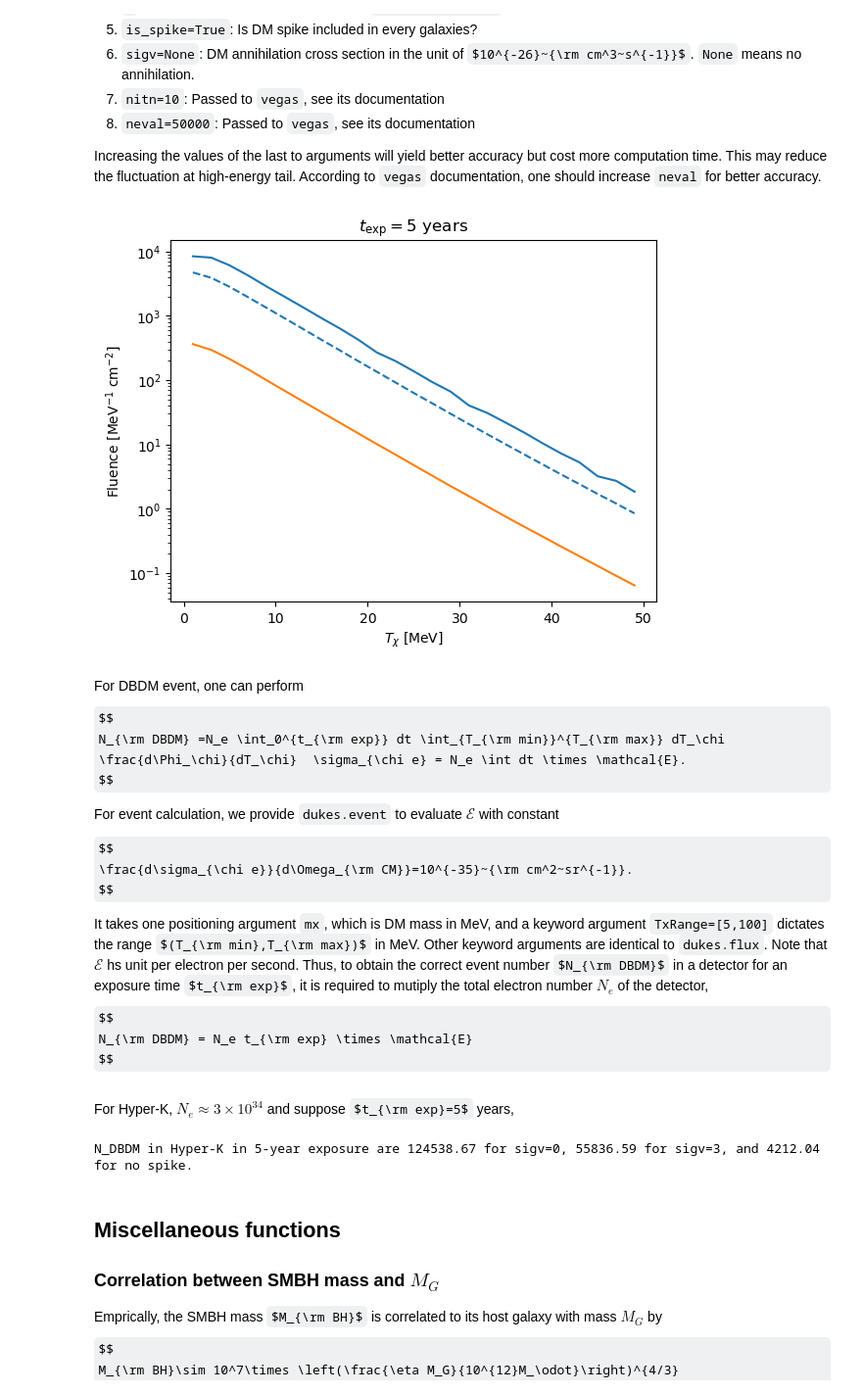
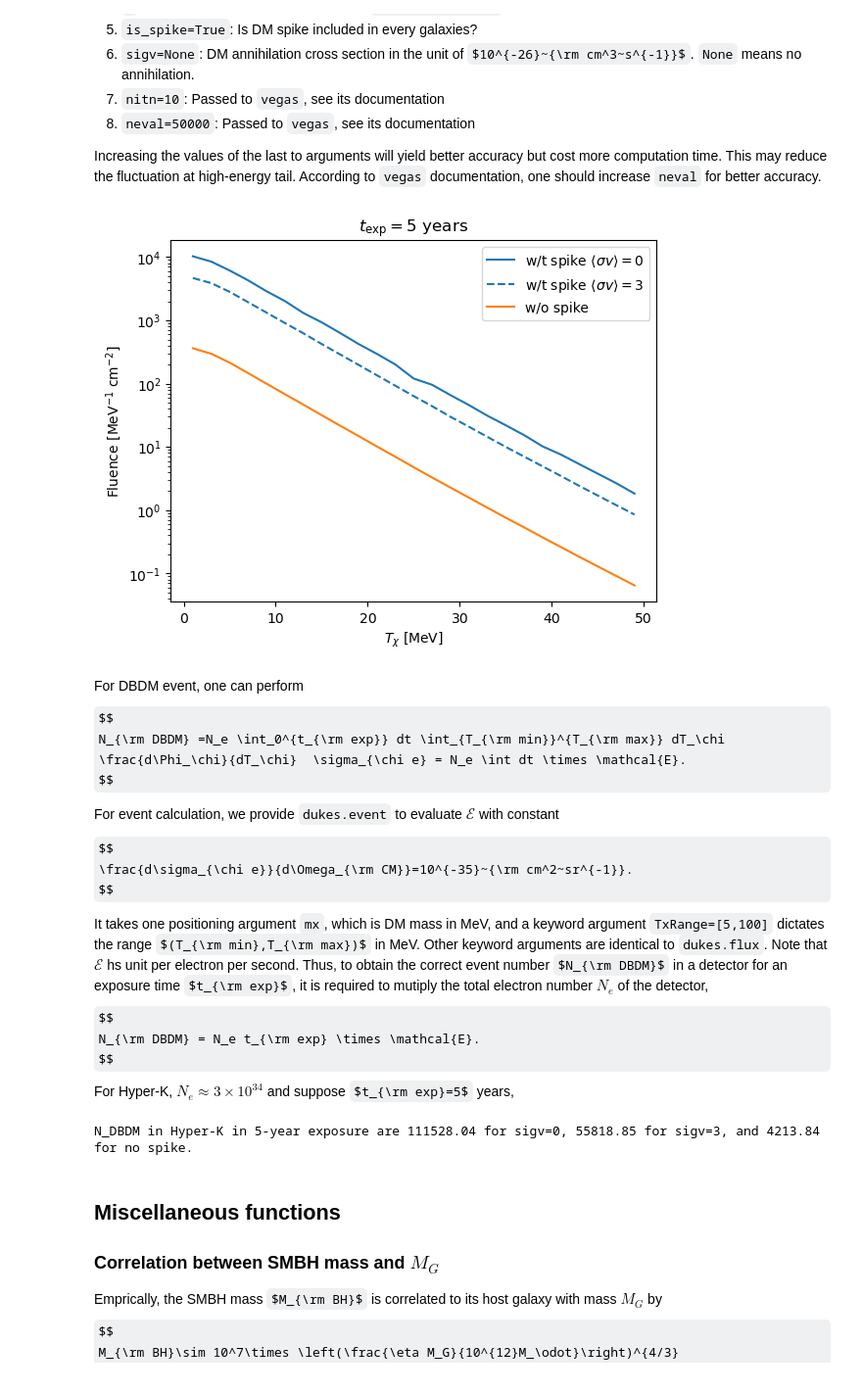
Before and after one commit to yenhsunlin/dukes, a Jupyter notebook: tutorial/tutorial.ipynb, the cells around one changed output. Shown: that part at 98% size. Saved outputs shown, nothing was run; the diff lists cells and outputs as text; code cells hidden in the pictures; some formulas as TeX source.

```diff
--- a/tutorial/tutorial.ipynb
+++ b/tutorial/tutorial.ipynb
@@ -235,20 +234,19 @@ TxList = np.linspace(1,49,25)
 pool = mp.Pool(10)
 flux_sigv0 = pool.map(partial(dukes.flux,mx=mx,neval=50000),TxList)
 flux_sigv3 = pool.map(partial(dukes.flux,mx=mx,sigv=3,neval=50000),TxList)
-flux_nospike = pool.map(partial(dukes.flux,mx=mx,is_spike=False,neval=25000),TxList)
+flux_nospike = pool.map(partial(dukes.flux,mx=mx,is_spike=False,neval=20000),TxList)
 # %%
-plt.plot(TxList,np.array(flux_sigv0)*5*dukes.constant.year2Seconds)
-plt.plot(TxList,np.array(flux_sigv3)*5*dukes.constant.year2Seconds,'--',color='C0')
-plt.plot(TxList,np.array(flux_nospike)*5*dukes.constant.year2Seconds,color='C1')
+plt.plot(TxList,np.array(flux_sigv0)*5*dukes.constant.year2Seconds,label=r'w/t spike $\langle \sigma v\rangle=0$')
+plt.plot(TxList,np.array(flux_sigv3)*5*dukes.constant.year2Seconds,'--',color='C0',label=r'w/t spike $\langle \sigma v\rangle=3$')
+plt.plot(TxList,np.array(flux_nospike)*5*dukes.constant.year2Seconds,color='C1',label=r'w/o spike')
 plt.yscale('log')
-#plt.xlim(-1,70)
-#plt.ylim(5e0,)
+plt.legend()
 plt.title(r'$t_{\rm exp}=5$ years')
 plt.xlabel(r'$T_\chi$ [MeV]')
 plt.ylabel(r'Fluence [MeV$^{-1}$ cm$^{-2}$]')
 plt.show()
 # %% [output]
-[figure, old version]
+[figure, new version]
 # %% [markdown]
 For DBDM event, one can perform
 $$
@@ -264,22 +262,21 @@ $$
 It takes one positioning argument `mx`, which is DM mass in MeV, and a keyword argument `TxRange=[5,100]` dictates the range $(T_{\rm min},T_{\rm max})$ in MeV.
 Other keyword arguments are identical to `dukes.flux`. Note that  $\mathcal{E}$ hs unit per electron per second. Thus, to obtain the correct event number $N_{\rm DBDM}$ in a detector for an exposure time $t_{\rm exp}$, it is required to mutiply the total electron number $N_e$ of the detector,
 $$
-N_{\rm DBDM} = N_e t_{\rm exp} \times \mathcal{E}
+N_{\rm DBDM} = N_e t_{\rm exp} \times \mathcal{E}.
 $$
+For Hyper-K, $N_e\approx 3\times 10^{34}$ and suppose $t_{\rm exp}=5$ years,
 # %%
 # Evaluating DBDM event
 mx = 1e-2
-E_sigv0 = dukes.event(mx=mx,TxRange=[5,30],neval=70000)
-E_sigv3 = dukes.event(mx=mx,TxRange=[5,30],sigv=3,neval=70000)
-E_nospike = dukes.event(mx=mx,TxRange=[5,30],is_spike=False,neval=40000)
+E_sigv0 = dukes.event(mx=mx,TxRange=[5,30],neval=50000)
+E_sigv3 = dukes.event(mx=mx,TxRange=[5,30],sigv=3,neval=50000)
+E_nospike = dukes.event(mx=mx,TxRange=[5,30],is_spike=False,neval=20000)
+
+Ne = 3e34
+texp = 5*dukes.constant.year2Seconds
+print(f'N_DBDM in Hyper-K in 5-year exposure are {E_sigv0*Ne*texp:.2f} for sigv=0, {E_sigv3*Ne*texp:.2f} for sigv=3, and {E_nospike*Ne*texp:.2f} for no spike.')
+# %% [output]
+N_DBDM in Hyper-K in 5-year exposure are 111528.04 for sigv=0, 55818.85 for sigv=3, and 4213.84 for no spike.
-# %% [markdown]
-For Hyper-K, $N_e\approx 3\times 10^{34}$ and suppose $t_{\rm exp}=5$ years,
-# %%
-Ne = 3e34
-texp = 5*dukes.constant.year2Seconds
-print(f'N_DBDM in Hyper-K in 5-year exposure are {E_sigv0*Ne*texp:.2f} for sigv=0, {E_sigv3*Ne*texp:.2f} for sigv=3, and {E_nospike*Ne*texp:.2f} for no spike.')
-# %% [output]
-N_DBDM in Hyper-K in 5-year exposure are 124538.67 for sigv=0, 55836.59 for sigv=3, and 4212.04 for no spike.
 # %% [markdown]
 ## Miscellaneous functions
 
```
Also changed, not shown: parts of 5 cells of this notebook.
